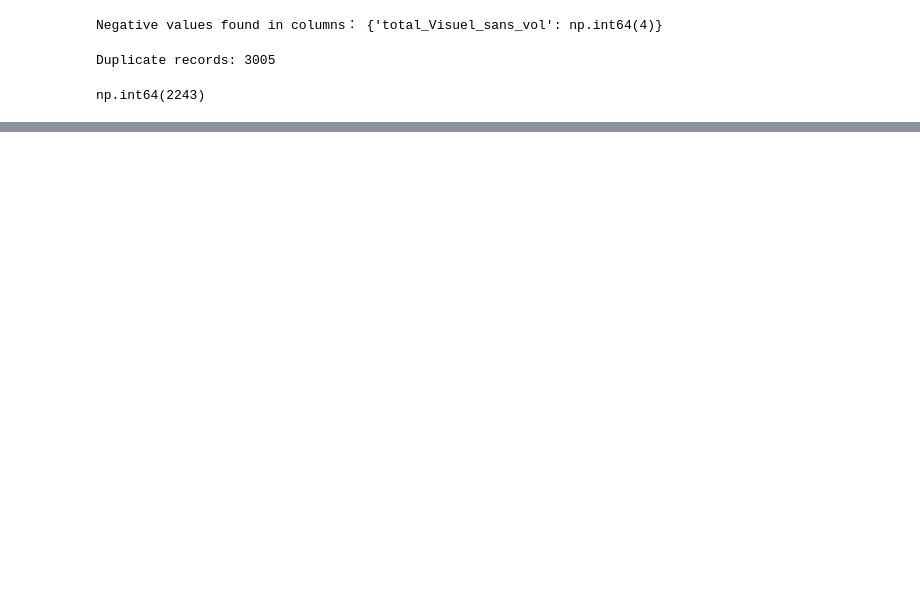
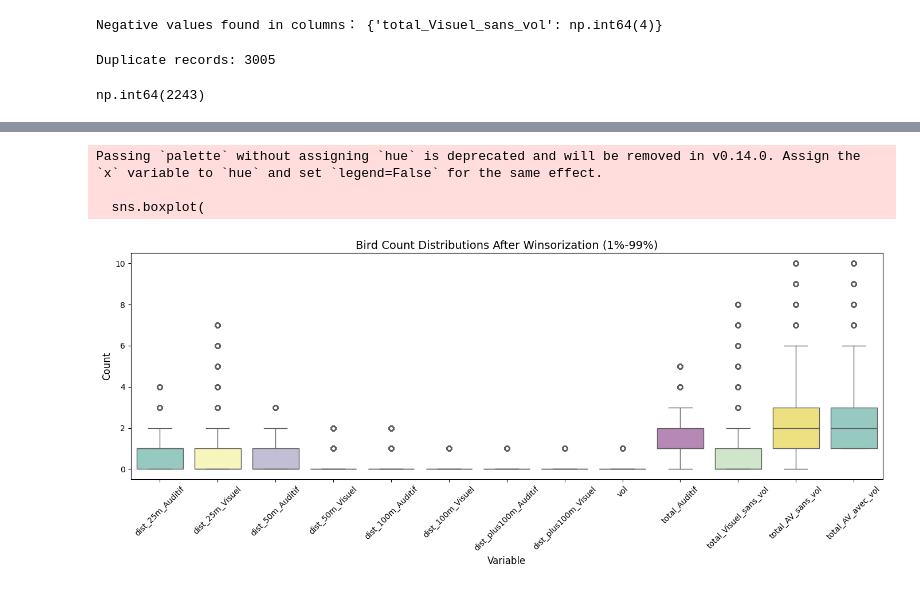
Before and after one commit to fonction-positive/AS_Projet_Birds, a Jupyter notebook: projet_bird/bird.ipynb, the cells around one changed output, grey strips where cells are left out. Drawn from its saved outputs; the diff is of its cells as text; code cells hidden in the pictures; blank space fills up the shorter version.

```diff
--- a/projet_bird/bird.ipynb
+++ b/projet_bird/bird.ipynb
@@ -401,0 +734,58 @@ np.int64(2243)
+# %%
+# %% [markdown]
+# ## Winsorize bird count columns / 对鸟类计数列进行上下 1% 分位数裁剪
+# 将低于 1% 的值设为 1% 分位数，将高于 99% 的值设为 99% 分位数
+
+# %%
+import numpy as np
+
+# List of bird count columns / 鸟类计数列
+count_cols = [
+    'dist_25m_Auditif', 'dist_25m_Visuel',
+    'dist_50m_Auditif', 'dist_50m_Visuel',
+    'dist_100m_Auditif', 'dist_100m_Visuel',
+    'dist_plus100m_Auditif', 'dist_plus100m_Visuel',
+    'vol', 'total_Auditif', 'total_Visuel_sans_vol',
+    'total_AV_sans_vol', 'total_AV_avec_vol'
+]
+
+# Copy DataFrame / 复制数据
+# obs_data_winsor = obs_data_cleaned.copy()
+obs_data_winsor = obs_data_no_outliers.copy()
+
+# Apply winsorization / 上下分位数裁剪
+for col in count_cols:
+    lower = obs_data_winsor[col].quantile(0.01)  # 1% 分位数
+    upper = obs_data_winsor[col].quantile(0.99)  # 99% 分位数
+    obs_data_winsor[col] = obs_data_winsor[col].clip(lower, upper)  # 裁剪
+
+# %% [markdown]
+# ## Boxplots after winsorization / 上下1%分位数裁剪后的箱线图
+# Visualize bird count distributions / 可视化鸟类计数分布
+
+# %%
+import seaborn as sns
+import matplotlib.pyplot as plt
+
+# Melt dataframe for plotting / 转成长表
+plot_data = obs_data_winsor[count_cols].melt(var_name='Variable', value_name='Value')
+
+# Plot boxplots / 绘制箱线图
+plt.figure(figsize=(14, 6))
+sns.boxplot(
+    x='Variable',
+    y='Value',
+    data=plot_data,
+    palette="Set3"
+)
+plt.title("Bird Count Distributions After Winsorization (1%-99%)", fontsize=14)
+plt.ylabel("Count", fontsize=12)
+plt.xlabel("Variable", fontsize=12)
+plt.xticks(rotation=45)
+plt.tight_layout()
+plt.show()
+# %% [output]
+Passing `palette` without assigning `hue` is deprecated and will be removed in v0.14.0. Assign the `x` variable to `hue` and set `legend=False` for the same effect.
+
+  sns.boxplot(
+[figure, added]
```
Also changed, not shown: parts of 22 cells of this notebook.
